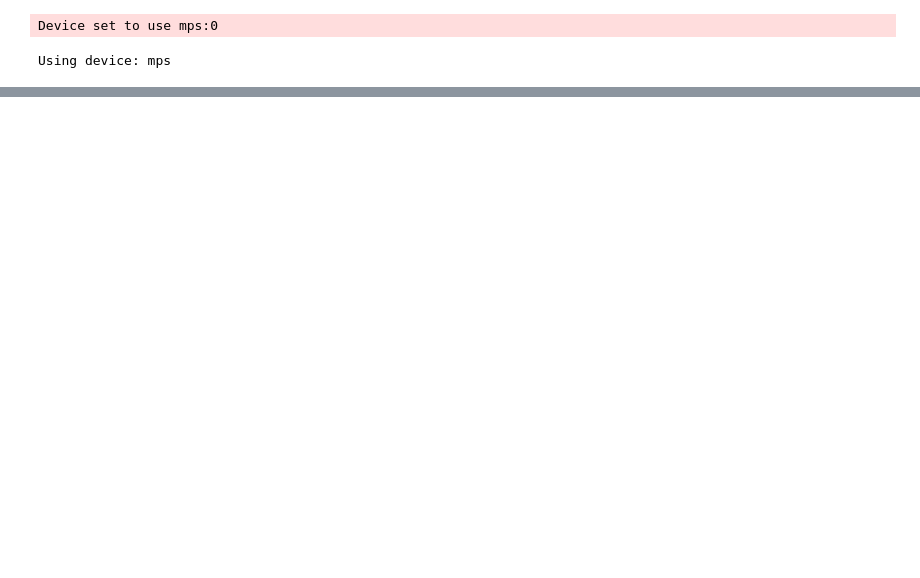
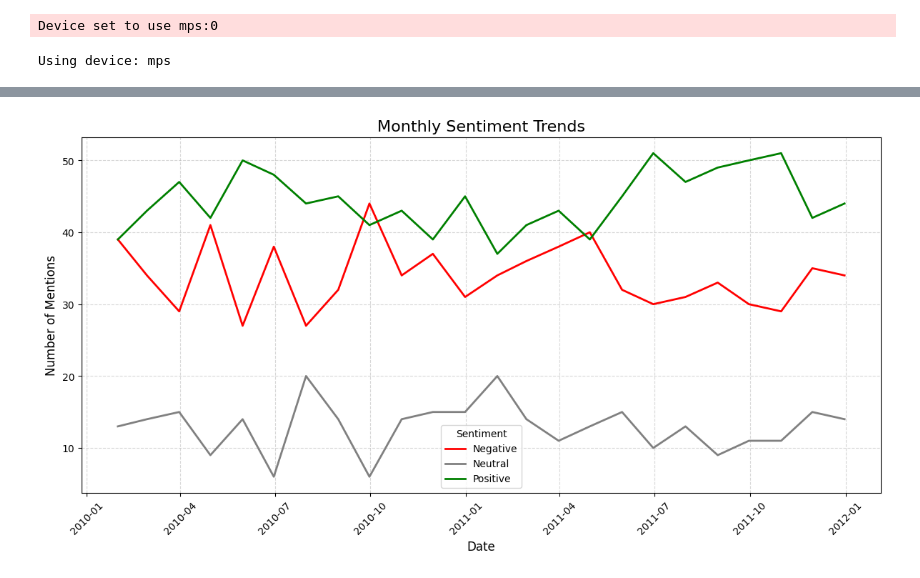
Before and after one commit to ParasNingune/Springer-Capital-Final-Task, a Jupyter notebook: notebook.ipynb, the cells around one changed output, grey strips where cells are left out. Drawn from its saved outputs; the diff is of its cells as text; code cells hidden in the pictures; blank space fills up the shorter version.

```diff
--- a/notebook.ipynb
+++ b/notebook.ipynb
@@ -94,0 +145,23 @@ dataset.head(10)
+# %%
+sentiment_monthly = dataset.set_index('date').groupby('Sentiment').resample('M').size().unstack()
+
+plt.figure(figsize=(12, 6))
+for sentiment in sentiment_monthly.index:
+    color = {
+        'positive': 'green',
+        'negative': 'red',
+        'neutral': 'gray'
+    }.get(sentiment, 'black')
+    plt.plot(sentiment_monthly.columns, sentiment_monthly.loc[sentiment], label=sentiment.capitalize(), color=color, linewidth=2)
+
+# Enhancements
+plt.title("Monthly Sentiment Trends", fontsize=16)
+plt.xlabel("Date", fontsize=12)
+plt.ylabel("Number of Mentions", fontsize=12)
+plt.legend(title='Sentiment')
+plt.grid(True, linestyle='--', alpha=0.5)
+plt.tight_layout()
+plt.xticks(rotation=45)
+plt.show()
+# %% [output]
+[figure, added]
```
Also changed, not shown: parts of 9 cells of this notebook.
